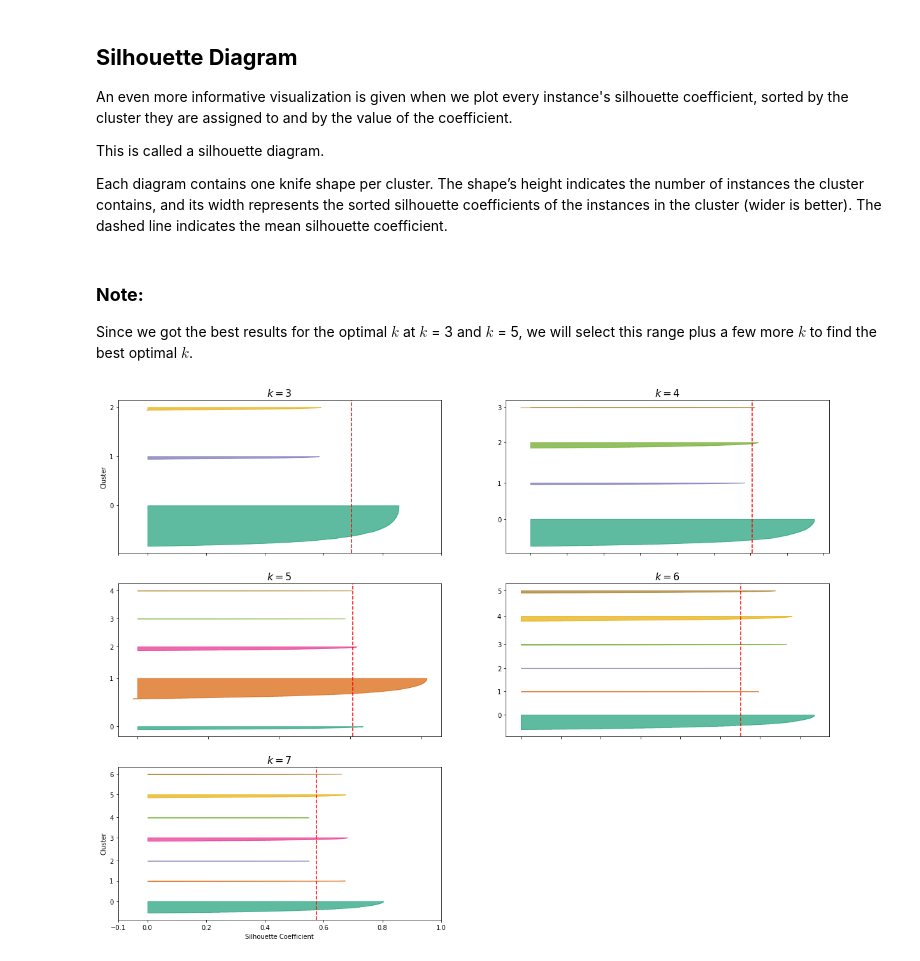
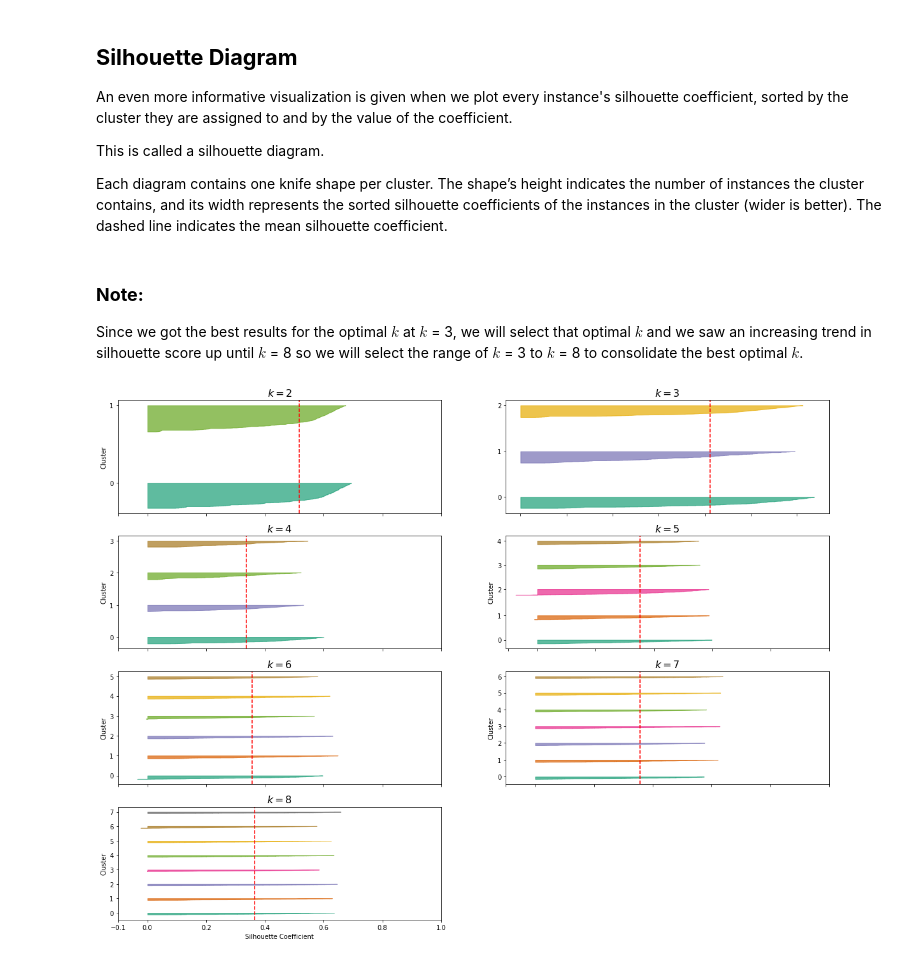
Before and after one commit to shressujan/stocks, a Jupyter notebook: stocks_analysis.ipynb, the cells around one changed output. Drawn from its saved outputs; the diff is of its cells as text; code cells hidden in the pictures.

```diff
--- a/stocks_analysis.ipynb
+++ b/stocks_analysis.ipynb
@@ -38,8 +38,9 @@ import yfinance as yf
 aapl = yf.Ticker('AAPL')
 
 #get historical market data
-hist = aapl.history(period='15y')
+hist = aapl.history(period='30y')
+hist.reset_index(inplace=True)
 
-#if you wish to look at the entire historical data for last 15 years!
-print(hist)
+#if you wish to look at the entire historical data for last 30 years!
+hist
 # %% [output]
@@ -110,7 +150,7 @@ from sklearn.metrics import silhouette_score, silhouette_samples
 # %% [markdown]
 ### 1.   **Elbow Curve** method
 # %%
-X = hist[['PCD']]
+X = hist[['PCD', 'YEAR', 'MONTH']]
 
 kmeans_per_k = [KMeans(n_clusters=k, random_state=43).fit(X)
                 for k in range(1,15)]
@@ -170,48 +210,57 @@ This is called a silhouette diagram.
 Each diagram contains one knife shape per cluster. The shape’s height indicates the number of instances the cluster contains, and its width represents the sorted silhouette coefficients of the instances in the cluster (wider is better). The dashed line indicates the mean silhouette coefficient.
 # %% [markdown]
 ### **Note:**
-Since we got the best results for the optimal $k$ at $k$ = 3 and $k$ = 5, we will select this range plus a few more $k$ to find the best optimal $k$.
+Since we got the best results for the optimal $k$ at $k$ = 3, we will select that optimal $k$ and we saw an increasing trend in silhouette score up until $k$ = 8 so we will select the range of $k$ = 3 to $k$ = 8 to consolidate the best optimal $k$.
 # %%
 plt.figure(figsize=(20,15))
 
-for k in (3, 4, 5, 6 ,7):
-  plt.subplot(3, 2, k - 2)
+for k in (2, 3, 4, 5, 6, 7, 8):
+  plt.subplot(4, 2, k - 1)
 
   y_pred = kmeans_per_k[k - 1].labels_ # using k - 1 because its a list and k = 3 is in 3-1 = 2nd position in the list.
   silhouette_coefficients = silhouette_samples(X, y_pred)
 
   padding = len(X)
   pos = padding
   ticks = []
 
   for i in range(k):
     coeffs = silhouette_coefficients[y_pred == i]
     coeffs.sort()
 
     color = mpl.cm.Dark2(i / k)
     plt.fill_betweenx(np.arange(pos, pos + len(coeffs)), 0 , coeffs,
                       facecolor=color, edgecolor=color, alpha=0.7)
     ticks.append(pos + len(coeffs))
     pos += len(coeffs) + padding
 
   plt.gca().yaxis.set_major_locator(FixedLocator(ticks))
   plt.gca().yaxis.set_major_formatter(FixedFormatter(range(k)))
-  if k in (3, 7):
+  if k in (2, 8):
     plt.gca().set_xticks([-0.1, 0, 0.2, 0.4, 0.6, 0.8, 1])
     plt.ylabel("Cluster")
 
-  if k == 7:
+  if k in (4, 5):
     plt.gca().set_xticks([-0.1, 0, 0.2, 0.4, 0.6, 0.8, 1])
+    plt.ylabel("Cluster")
+
+  if k in (6, 7):
+    plt.gca().set_xticks([-0.1, 0, 0.2, 0.4, 0.6, 0.8, 1])
+    plt.ylabel("Cluster")
+
+  if k == 8:
+    plt.gca().set_xticks([-0.1, 0, 0.2, 0.4, 0.6, 0.8, 1])
+    plt.ylabel("Cluster")
     plt.xlabel("Silhouette Coefficient")
   else:
     plt.tick_params(labelbottom=False)
 
   plt.axvline(x=silhouette_scores[k - 2], color="red", linestyle="--")
   plt.title("$k={}$".format(k), fontsize=16)
 
 plt.show()
 # %% [output]
-[figure, old version]
+[figure, new version]
 # %% [markdown]
 ## **Observation: Silhouette Diagram**
 
```
Also changed, not shown: parts of 13 cells of this notebook.
